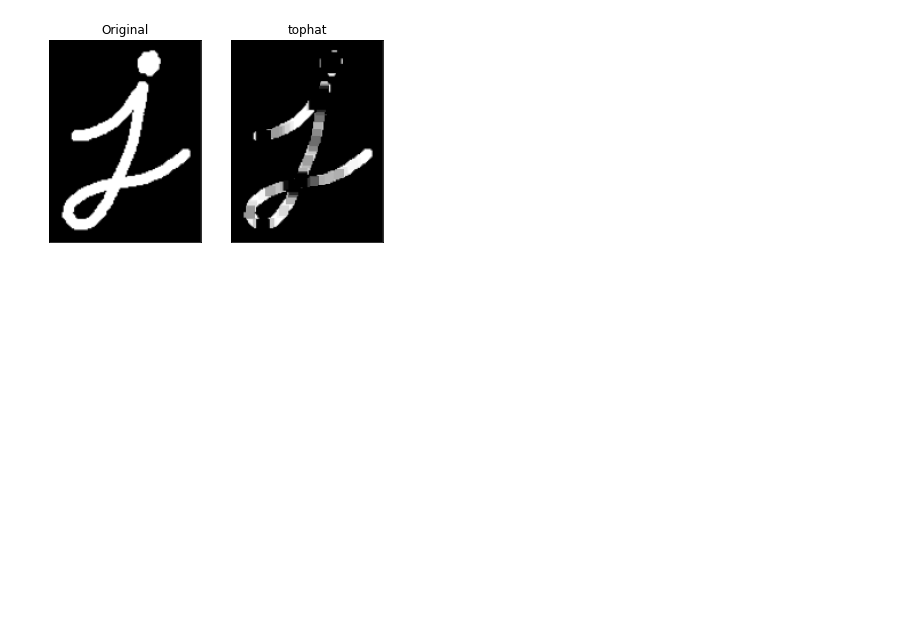
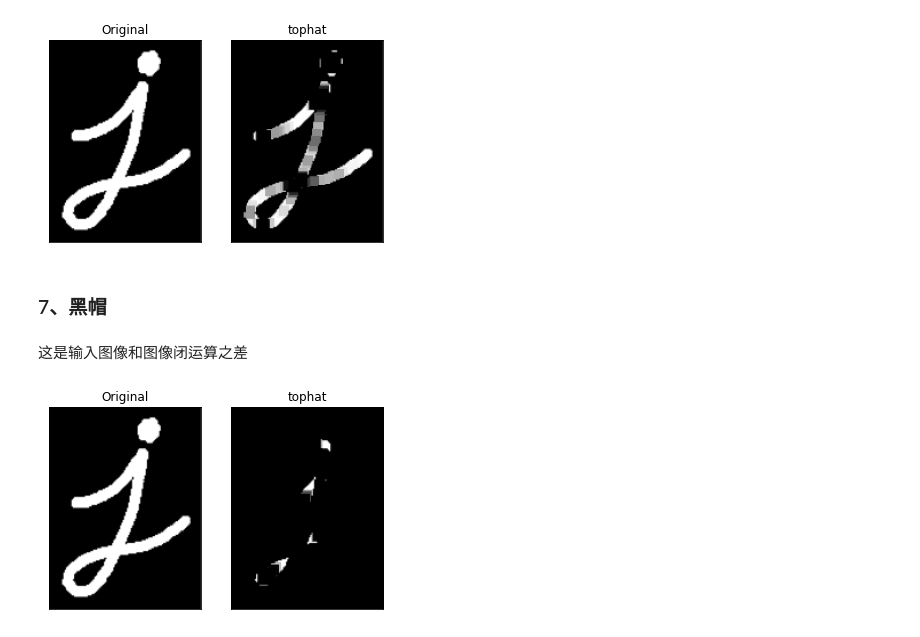
Before and after one commit to mangxiao2018/opencv-samples, a Jupyter notebook: 10004-图像加工处理.ipynb, the cells around one changed output. Drawn from its saved outputs; the diff is of its cells as text; code cells hidden in the pictures; blank space fills up the shorter version.

```diff
--- a/10004-图像加工处理.ipynb
+++ b/10004-图像加工处理.ipynb
@@ -379,3 +379,25 @@ plt.xticks([]), plt.yticks([])
 plt.show()
 # %% [output]
 [figure]
+# %% [markdown]
+### 7、黑帽
+# %% [markdown]
+这是输入图像和图像闭运算之差
+# %%
+import cv2 as cv
+import numpy as np
+import matplotlib.pyplot as plt
+
+img = cv.imread('images/morphology.png')
+img = cv.cvtColor(img, cv.COLOR_BGR2RGB)
+
+kernel = np.ones((9,9), np.uint8)
+tophat = cv.morphologyEx(img, cv.MORPH_BLACKHAT,kernel)
+
+plt.subplot(121),plt.imshow(img),plt.title('Original')
+plt.xticks([]), plt.yticks([])
+plt.subplot(122),plt.imshow(tophat),plt.title('tophat')
+plt.xticks([]), plt.yticks([])
+plt.show()
+# %% [output]
+[figure, added]
```
